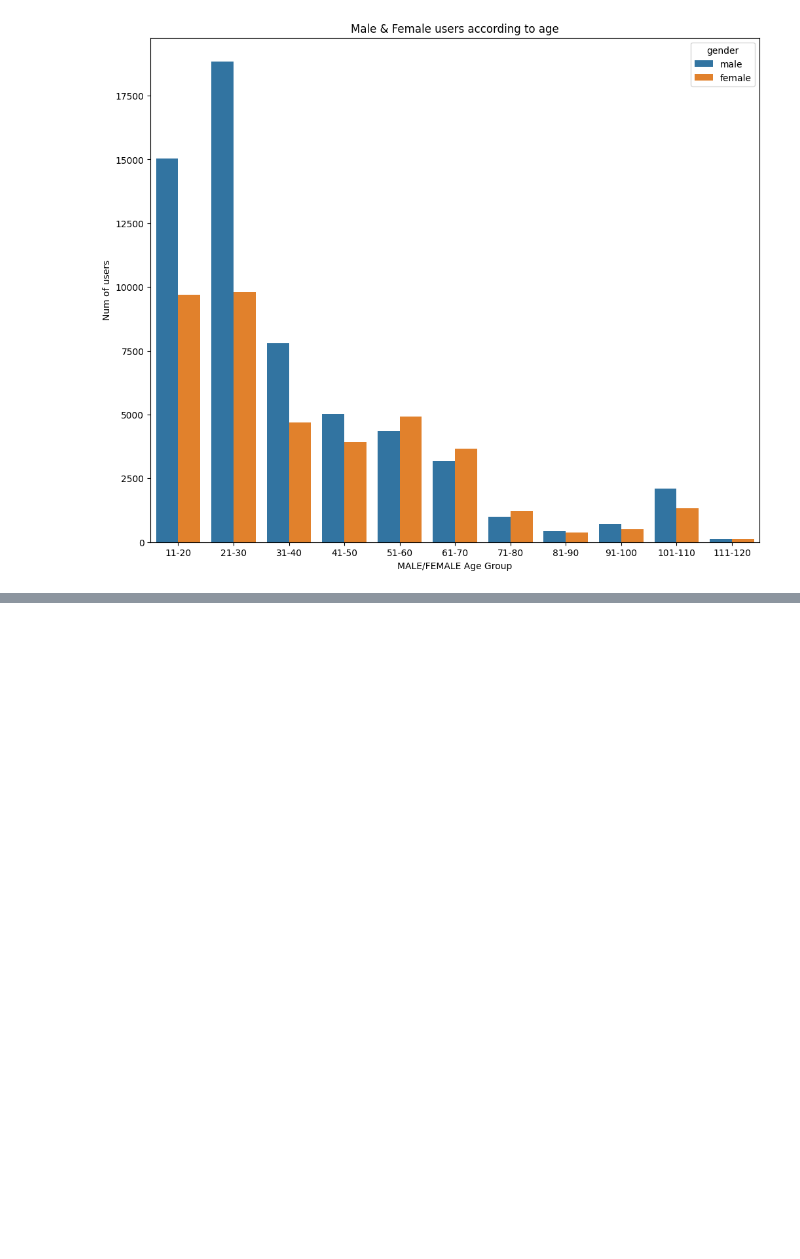
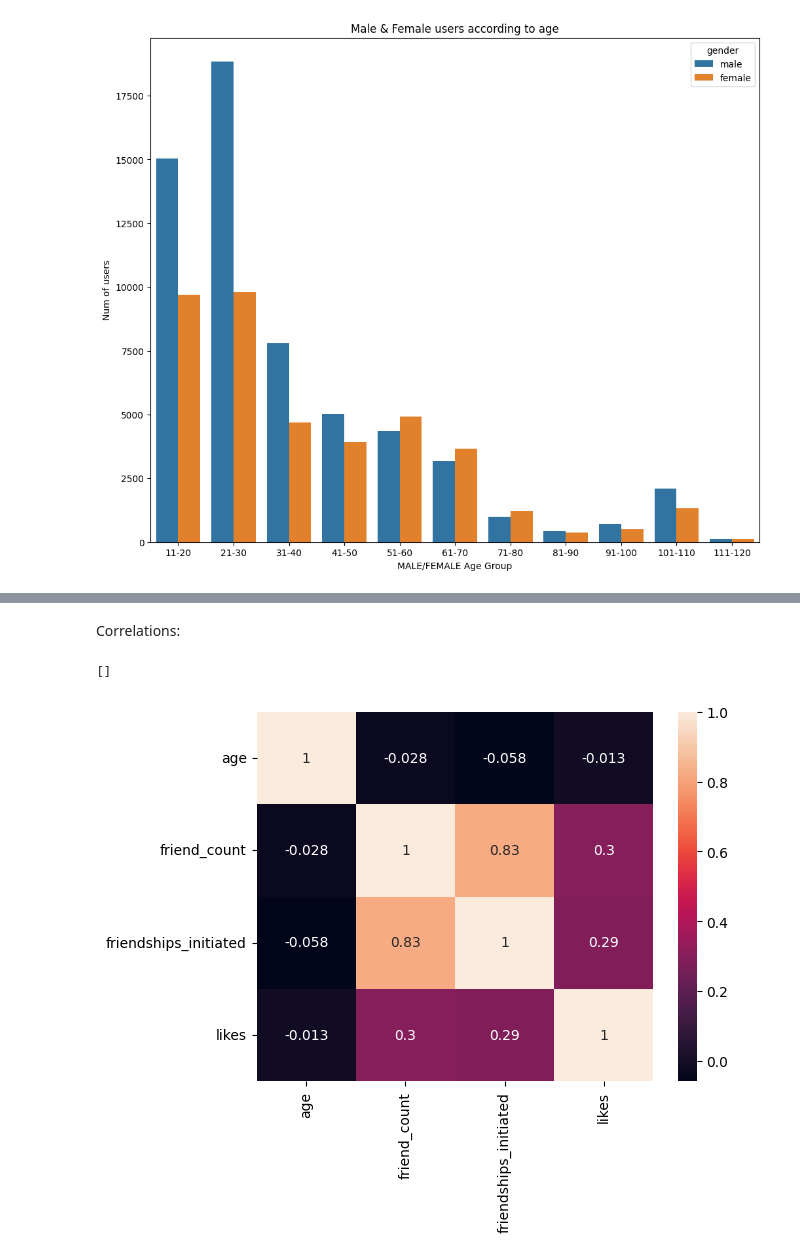
Before and after one commit to ghelanikirtan/Training-Tasks---SculptSoft, a Jupyter notebook: 26MAY2025/TASK - EDA/EDA.ipynb, the cells around one changed output, grey strips where cells are left out. Saved outputs shown, nothing was run; the diff lists cells and outputs as text; code cells hidden in the pictures; blank space fills up the shorter version.

```diff
--- a/26MAY2025/TASK - EDA/EDA.ipynb
+++ b/26MAY2025/TASK - EDA/EDA.ipynb
@@ -165,0 +189,12 @@ Text(0.5, 1.0, 'Male & Female users according to age')
+# %% [markdown]
+Correlations:
+# %%
+column_names = [
+    'age', 'friend_count', 'friendships_initiated', 'likes'
+]
+
+sns.heatmap(df[column_names].corr(), annot=True)
+plt.plot()
+# %% [output]
+[]
+[figure, added]
```
Also changed, not shown: parts of 3 cells of this notebook.
